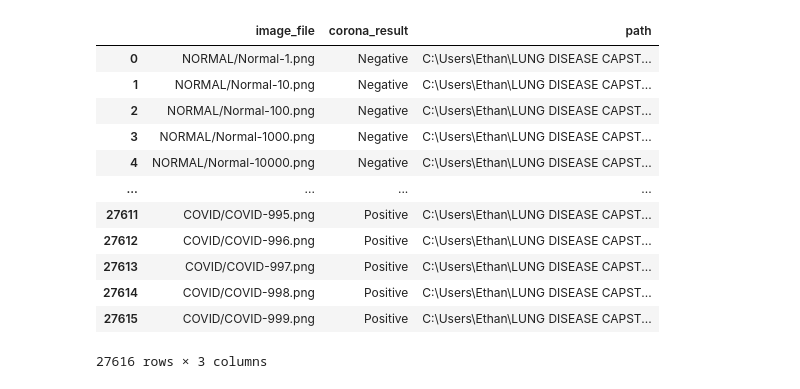
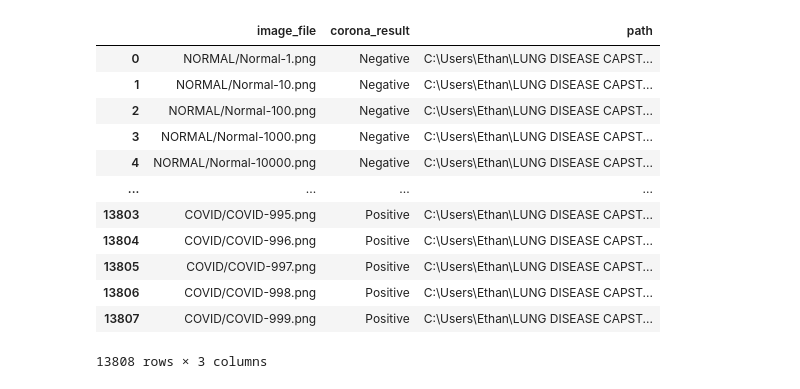
Before and after one commit to ewashley/Lung-Disease-Capstone, a Jupyter notebook: Lung Disease Capstone.ipynb, the cells around one changed output. Drawn from its saved outputs; the diff is of its cells as text; code cells hidden in the pictures.

```diff
--- a/Lung Disease Capstone.ipynb
+++ b/Lung Disease Capstone.ipynb
@@ -30,34 +37,34 @@ import tensorflow as tf
 # %%
 
 path = r"C:\Users\Ethan\LUNG DISEASE CAPSTONE\COVID-19_Radiography_Dataset"
 data_dir = os.path.join(path)
 data = []
 levels = ['NORMAL', 'COVID']
-sublevels= ['images', 'masks']
+sublevels= ['images']
 for id, level in enumerate(levels):
     for id, sublevel in enumerate(sublevels):
         for file in os.listdir(os.path.join(data_dir, level, sublevel)):
             data.append(['{}/{}'.format(level, file), level])
 
 
 data = pd.DataFrame(data, columns = ['image_file', 'corona_result'])
 
 data['path'] = path + '/' + data['image_file']
 data['corona_result'] = data['corona_result'].map({'NORMAL': 'Negative', 'COVID': 'Positive'})
 samples = 13808
 
 data
 # %% [output]
 |  | image_file | corona_result | path |
 | 0 | NORMAL/Normal-1.png | Negative | C:\Users\Ethan\LUNG DISEASE CAPST... |
 | 1 | NORMAL/Normal-10.png | Negative | C:\Users\Ethan\LUNG DISEASE CAPST... |
 | 2 | NORMAL/Normal-100.png | Negative | C:\Users\Ethan\LUNG DISEASE CAPST... |
 | 3 | NORMAL/Normal-1000.png | Negative | C:\Users\Ethan\LUNG DISEASE CAPST... |
 | 4 | NORMAL/Normal-10000.png | Negative | C:\Users\Ethan\LUNG DISEASE CAPST... |
 | ... | ... | ... | ... |
-| 27611 | COVID/COVID-995.png | Positive | C:\Users\Ethan\LUNG DISEASE CAPST... |
-| 27612 | COVID/COVID-996.png | Positive | C:\Users\Ethan\LUNG DISEASE CAPST... |
-| 27613 | COVID/COVID-997.png | Positive | C:\Users\Ethan\LUNG DISEASE CAPST... |
-| 27614 | COVID/COVID-998.png | Positive | C:\Users\Ethan\LUNG DISEASE CAPST... |
-| 27615 | COVID/COVID-999.png | Positive | C:\Users\Ethan\LUNG DISEASE CAPST... |
+| 13803 | COVID/COVID-995.png | Positive | C:\Users\Ethan\LUNG DISEASE CAPST... |
+| 13804 | COVID/COVID-996.png | Positive | C:\Users\Ethan\LUNG DISEASE CAPST... |
+| 13805 | COVID/COVID-997.png | Positive | C:\Users\Ethan\LUNG DISEASE CAPST... |
+| 13806 | COVID/COVID-998.png | Positive | C:\Users\Ethan\LUNG DISEASE CAPST... |
+| 13807 | COVID/COVID-999.png | Positive | C:\Users\Ethan\LUNG DISEASE CAPST... |
-27616 rows × 3 columns
+13808 rows × 3 columns
```
Also changed, not shown: parts of 24 cells of this notebook.
